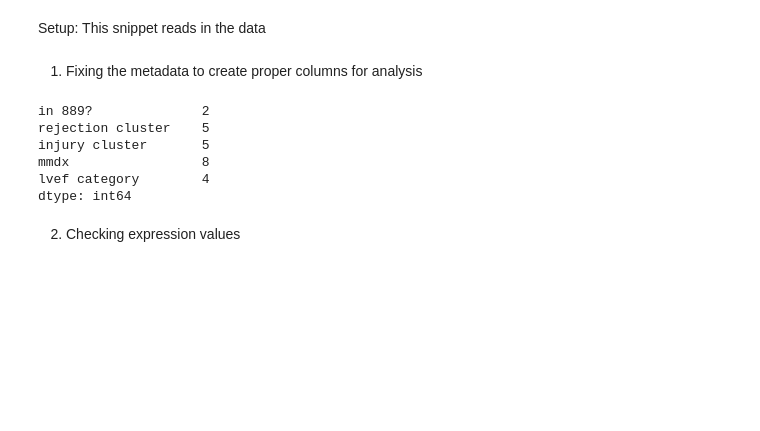
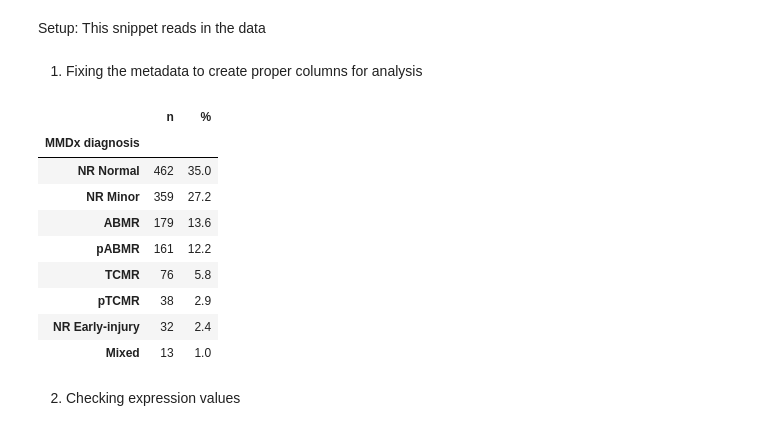
Before and after one commit to abhi8138/transplant-rejection-ml, a Jupyter notebook: notebooks/02_load_eda.ipynb, the cells around one changed output. Cells and saved outputs as stored; diff of their text form; code cells hidden in the pictures; blank space fills up the shorter version.

Commit message:
Add cohort table, limma differential expression, and volcano plots

```diff
--- a/notebooks/02_load_eda.ipynb
+++ b/notebooks/02_load_eda.ipynb
@@ -20,20 +20,28 @@ expr, meta = read_series_matrix("../data/GSE150059_series_matrix.txt.gz")
 # %%
 chars = meta.filter(like = "characteristics")
 labels = pd.DataFrame(index = meta.index)
 
 for i in range(chars.shape[1]):
     col = chars.iloc[:, i].str.split(": ", n = 1)   #"diagnosis: TCMR" -> ["diagnosis", "TCMR"]
     name = col.str[0].mode()[0]             # most common key becomes column name
     labels[name] = col.str[1]
 
 labels.nunique()  # number of distinct values per label
+
+counts = labels["mmdx"].value_counts().rename_axis("MMDx diagnosis").to_frame("n")
+counts["%"] = (counts["n"] / counts["n"].sum() * 100).round(1)
+counts
 # %% [output]
-in 889?              2
-rejection cluster    5
-injury cluster       5
-mmdx                 8
-lvef category        4
-dtype: int64
+|  | n | % |
+| MMDx diagnosis |  |  |
+| NR Normal | 462 | 35.0 |
+| NR Minor | 359 | 27.2 |
+| ABMR | 179 | 13.6 |
+| pABMR | 161 | 12.2 |
+| TCMR | 76 | 5.8 |
+| pTCMR | 38 | 2.9 |
+| NR Early-injury | 32 | 2.4 |
+| Mixed | 13 | 1.0 |
 # %% [markdown]
 2) Checking expression values
 # %%
```
Also changed, not shown: 4 other files.
